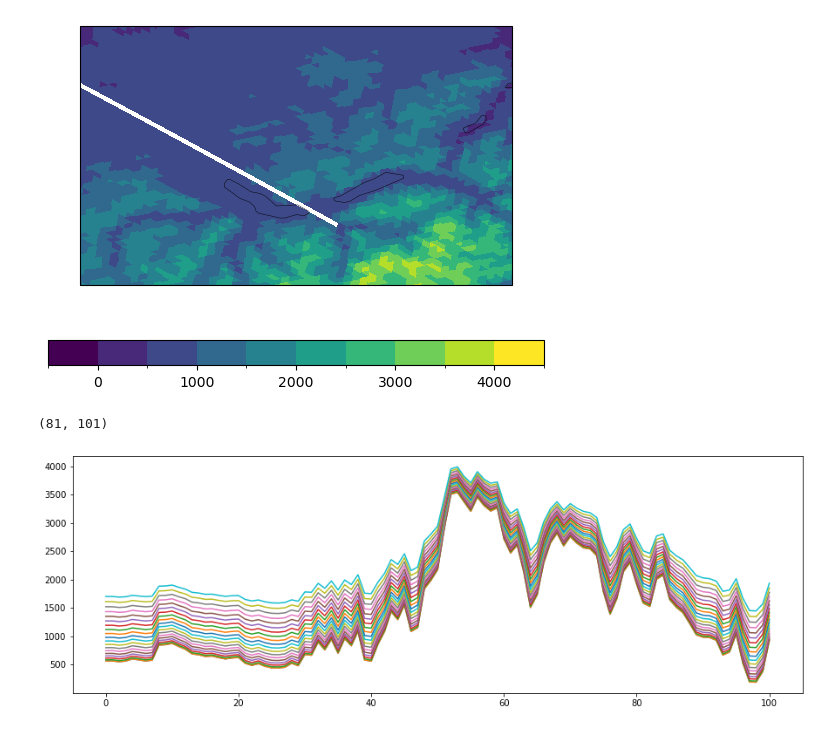
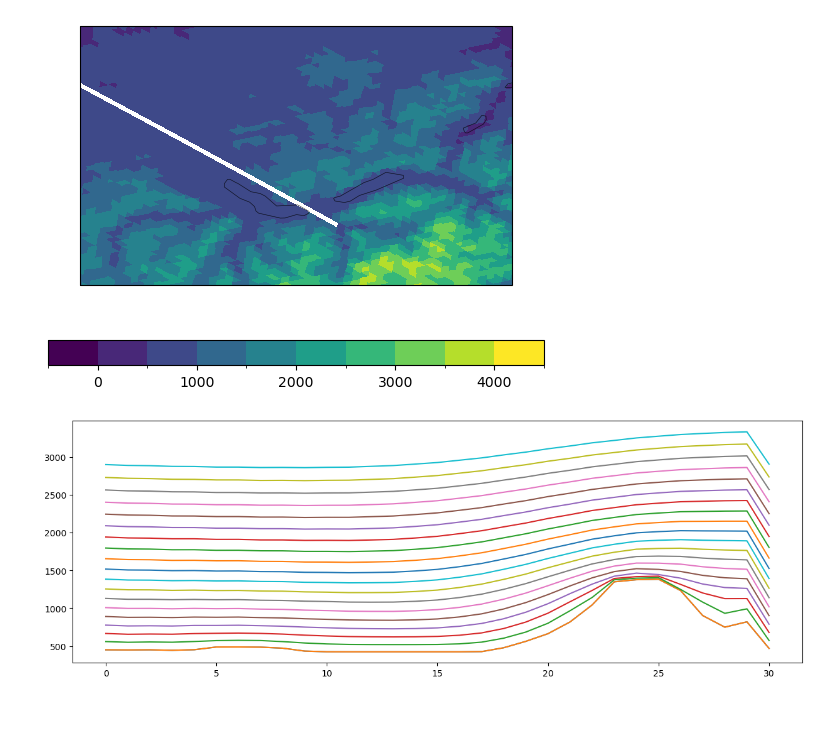
Before and after one commit to MeteoSwiss-APN/vert_coord, a Jupyter notebook: losvec_slices.ipynb, the cells around one changed output. Cells and saved outputs as stored; diff of their text form; code cells hidden in the pictures.

```diff
--- a/losvec_slices.ipynb
+++ b/losvec_slices.ipynb
@@ -126,18 +154,22 @@ ind_line = np.append(np.append(index_list_nw, np.array(ind)), index_list_se)
 # plot new HSURF
 psy.plot.mapplot(ds, name='HSURF2',map_extent=[7.0,9.0,45.4,47.2], xgrid=False, ygrid=False, cmap='viridis')
 psy.plot.mapplot(ds, name='HSURF2',map_extent=[7.3,8.3,46.5,47.1], xgrid=False, ygrid=False, cmap='viridis')
-# %%
-hsurf = ds.HSURF.values
-hhl = ds.HHL.values
-oro = hsurf[ind_line]
-vcoords = hhl[:,ind_line]
-vcoords.shape
-# %% [output]
-(81, 101)
-# %%
-fig, ax = plt.subplots(figsize = (15,5))
-plt.plot(oro)
-for i in range(1,20):
-    plt.plot(vcoords[-i,:])
-# %% [output]
-[figure, removed]
+# %%
+# full line
+#ind_line = np.append(np.append(index_list_nw, np.array(ind)), index_list_se)
+# only first part
+ind_line = np.append(index_list_nw, np.array(ind))
+# only second part
+#ind_line = np.append(np.array(ind), index_list_se)
+
+hsurf = ds.HSURF.values
+hhl = ds.HHL.values
+oro = hsurf[ind_line]
+vcoords = hhl[:,ind_line]
+vcoords.shape
+fig, ax = plt.subplots(figsize = (15,5))
+plt.plot(oro)
+for i in range(1,20):
+    plt.plot(vcoords[-i,:])
+# %% [output]
+[figure, added]
```
Also changed, not shown: parts of 16 cells of this notebook, 3 other files.
